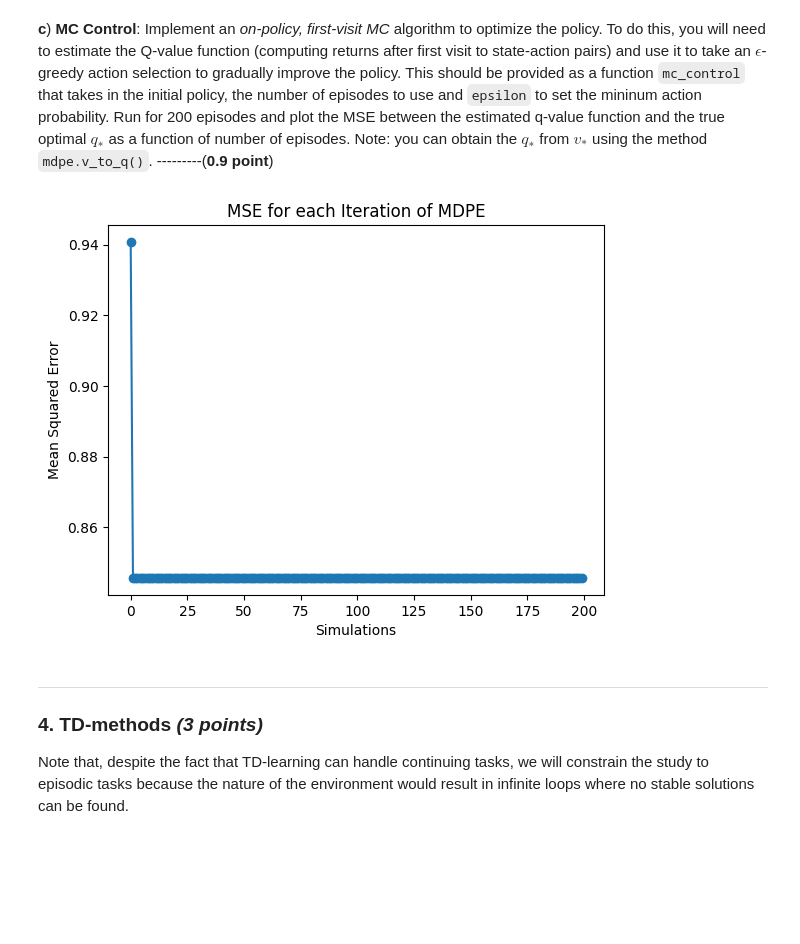
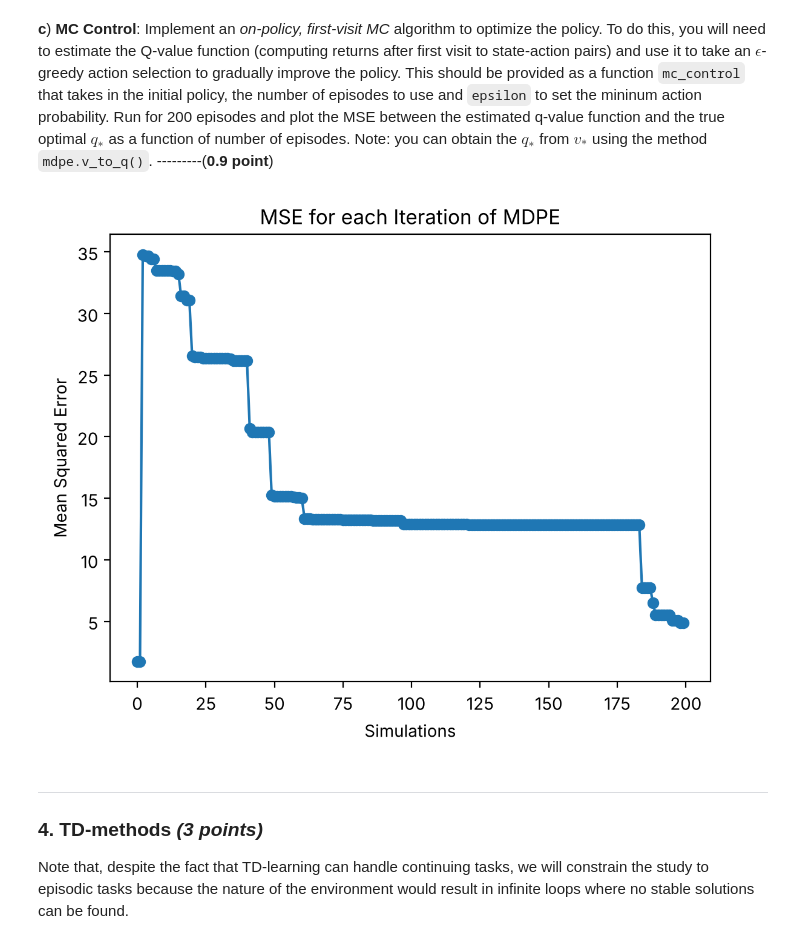
Before and after one commit to Sofriet/Reinforcement-learning, a Jupyter notebook: assignment.ipynb, the cells around one changed output. Drawn from its saved outputs; the diff is of its cells as text; code cells hidden in the pictures; blank space fills up the shorter version.

```diff
--- a/assignment.ipynb
+++ b/assignment.ipynb
@@ -918,10 +931,10 @@ def mc_control(mdp, policy, num_simulations=30, epsilon=0.01):
 
 	return policy, Qs
 # %%
-policy, Qs = mc_control(mdpe, uniform_stochastic_policy(mdpe.n_states, mdpe.n_actions), num_simulations=200)
+policy, Qs = mc_control(mdpe, uniform_stochastic_policy(mdpe.n_states, mdpe.n_actions), num_simulations=200, epsilon=0.1)
 plot_comparison_Qs_or_Vs('Qs', Qs)
 # %% [output]
-[figure, old version]
+[figure, new version]
 # %% [markdown]
 ---
 
```
Also changed, not shown: parts of 26 cells of this notebook, 2 other files.
